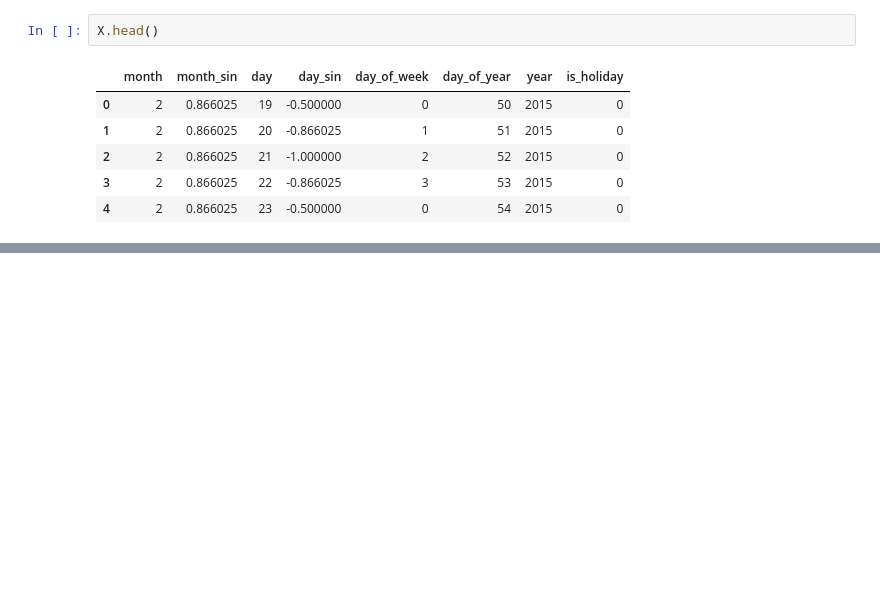
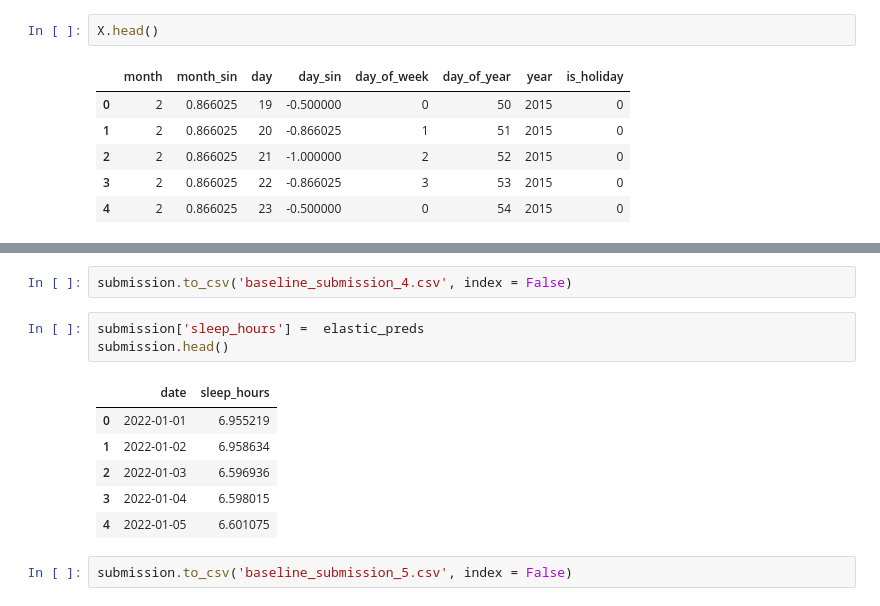
Before and after one commit to Analytics-Data-Science-and-Tech/Analytics_Data_Science, a Jupyter notebook: Pog-Series/Rob-Sleep-Prediction/Data_Exploration.ipynb, the cells around one changed output, grey strips where cells are left out. Cells and saved outputs as stored; diff of their text form; blank space fills up the shorter version.

```diff
--- a/Pog-Series/Rob-Sleep-Prediction/Data_Exploration.ipynb
+++ b/Pog-Series/Rob-Sleep-Prediction/Data_Exploration.ipynb
@@ -237,0 +270,14 @@ md_perf
+# %%
+submission.to_csv('baseline_submission_4.csv', index = False)
+# %%
+submission['sleep_hours'] =  elastic_preds
+submission.head()
+# %% [output]
+|  | date | sleep_hours |
+| 0 | 2022-01-01 | 6.955219 |
+| 1 | 2022-01-02 | 6.958634 |
+| 2 | 2022-01-03 | 6.596936 |
+| 3 | 2022-01-04 | 6.598015 |
+| 4 | 2022-01-05 | 6.601075 |
+# %%
+submission.to_csv('baseline_submission_5.csv', index = False)
```
Also changed, not shown: parts of 10 cells of this notebook.
